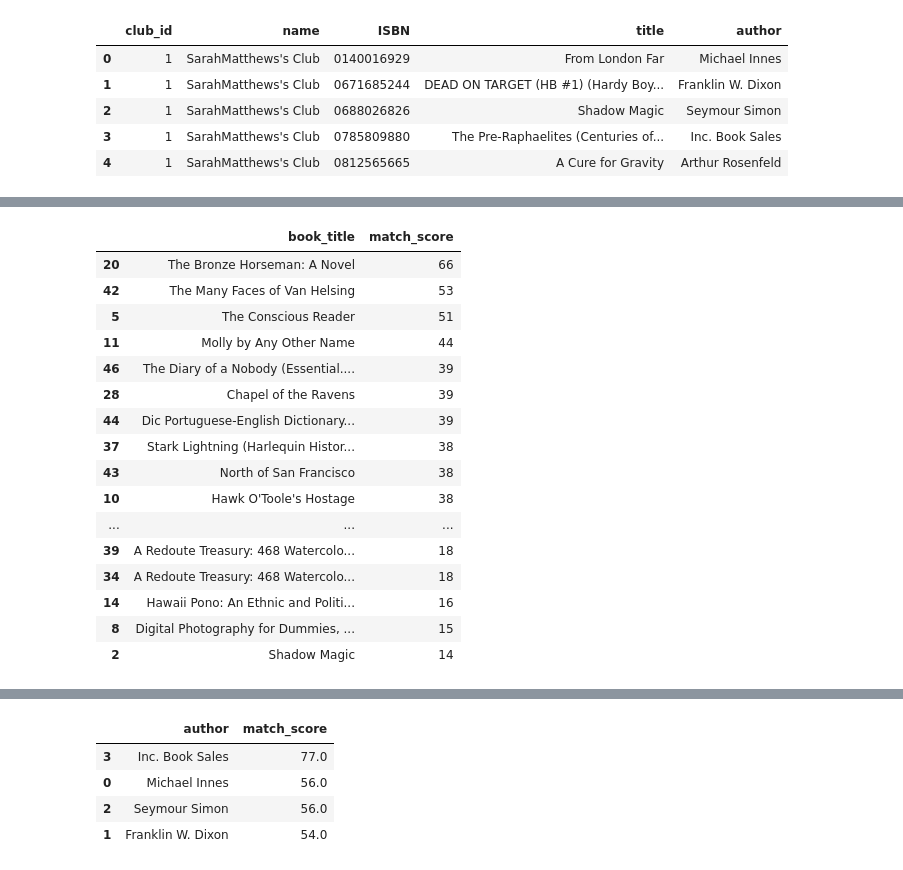
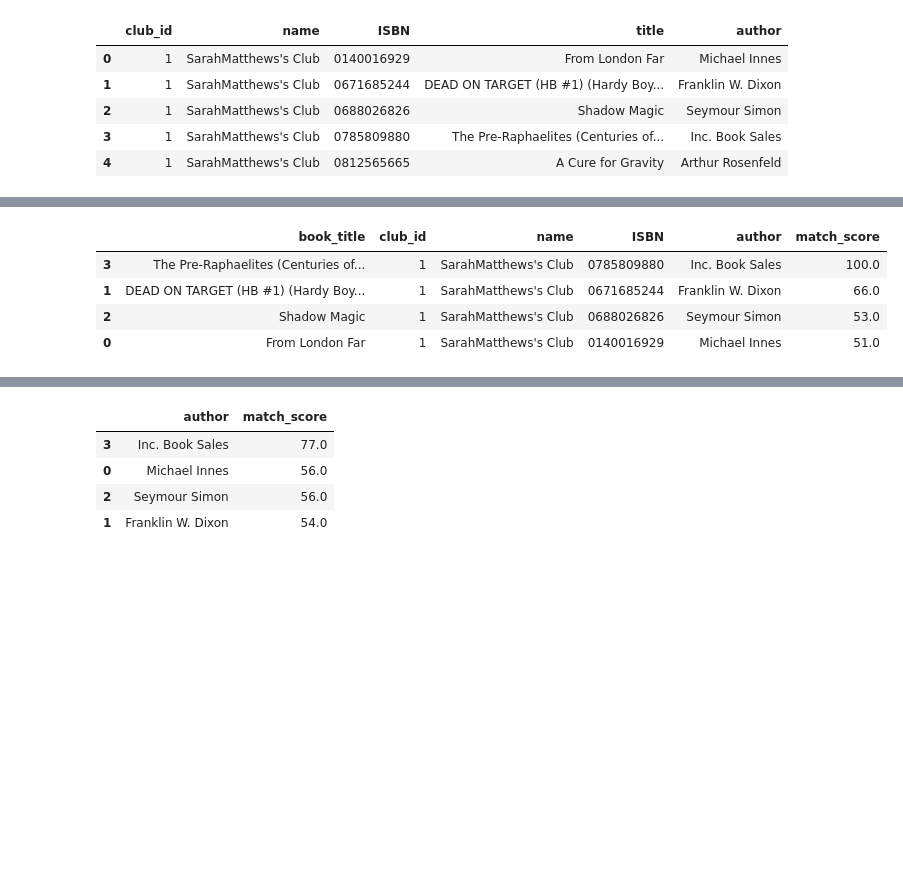
Before and after one commit to laurenceandrews/auguread, a Jupyter notebook: clubs/club_to_user_recommender/club-to-user-recommender.ipynb, the cells around one changed output, grey strips where cells are left out. Cells and saved outputs as stored; diff of their text form; code cells hidden in the pictures; blank space fills up the shorter version.

Commit message:
Finish sorting clubs by matching books in jupytere

```diff
--- a/clubs/club_to_user_recommender/club-to-user-recommender.ipynb
+++ b/clubs/club_to_user_recommender/club-to-user-recommender.ipynb
@@ -311,42 +308,34 @@ all_book_matches_df
 # %%
 # Return all matching favourite books between a single user and multiple clubs (using fuzzy search)
 
 match_values = []
 book_matches_df = pd.DataFrame()
 book_matches_df['book_title'] = club_favourite_books_df['title']
 
 for i in range(5):
     my_favourite_book = str(my_favourite_books_df.iloc[i]['title'])
     # print(my_favourite_book)
 
     for title in club_favourite_books_df['title']:
         match_value = int(fuzz.token_sort_ratio(my_favourite_book, title))
-        match_values.append(match_value)
+        if match_value > 50:
+            match_values.append(match_value)
 
 book_match_values = pd.DataFrame()
 book_match_values['match_score'] = match_values
 
-concatenated_df = pd.concat([book_matches_df, book_match_values], axis=1)
-concatenated_df = concatenated_df.sort_values('match_score', ascending=False).dropna(how='any',axis=0)
-concatenated_df
+club_recs = pd.concat([book_matches_df, club_favourite_books_df], axis=1).drop('title', axis=1)
+
+
+all_book_matches_df = pd.concat([club_recs, book_match_values], axis=1)
+all_book_matches_df = all_book_matches_df.sort_values('match_score', ascending=False).dropna(how='any',axis=0)
+all_book_matches_df
 # %% [output]
-|  | book_title | match_score |
-| 20 | The Bronze Horseman: A Novel | 66 |
-| 42 | The Many Faces of Van Helsing | 53 |
-| 5 | The Conscious Reader | 51 |
-| 11 | Molly by Any Other Name | 44 |
-| 46 | The Diary of a Nobody (Essential.... | 39 |
-| 28 | Chapel of the Ravens | 39 |
-| 44 | Dic Portuguese-English Dictionary... | 39 |
-| 37 | Stark Lightning (Harlequin Histor... | 38 |
-| 43 | North of San Francisco | 38 |
-| 10 | Hawk O'Toole's Hostage | 38 |
-| ... | ... | ... |
-| 39 | A Redoute Treasury: 468 Watercolo... | 18 |
-| 34 | A Redoute Treasury: 468 Watercolo... | 18 |
-| 14 | Hawaii Pono: An Ethnic and Politi... | 16 |
-| 8 | Digital Photography for Dummies, ... | 15 |
-| 2 | Shadow Magic | 14 |
+|  | book_title | club_id | name | ISBN | author | match_score |
+| 3 | The Pre-Raphaelites (Centuries of... | 1 | SarahMatthews's Club | 0785809880 | Inc. Book Sales | 100.0 |
+| 1 | DEAD ON TARGET (HB #1) (Hardy Boy... | 1 | SarahMatthews's Club | 0671685244 | Franklin W. Dixon | 66.0 |
+| 2 | Shadow Magic | 1 | SarahMatthews's Club | 0688026826 | Seymour Simon | 53.0 |
+| 0 | From London Far | 1 | SarahMatthews's Club | 0140016929 | Michael Innes | 51.0 |
 # %%
 # Return all matching favourite books between a single user and multiple clubs (using fuzzy search)
 
```
Also changed, not shown: parts of 4 cells of this notebook.
